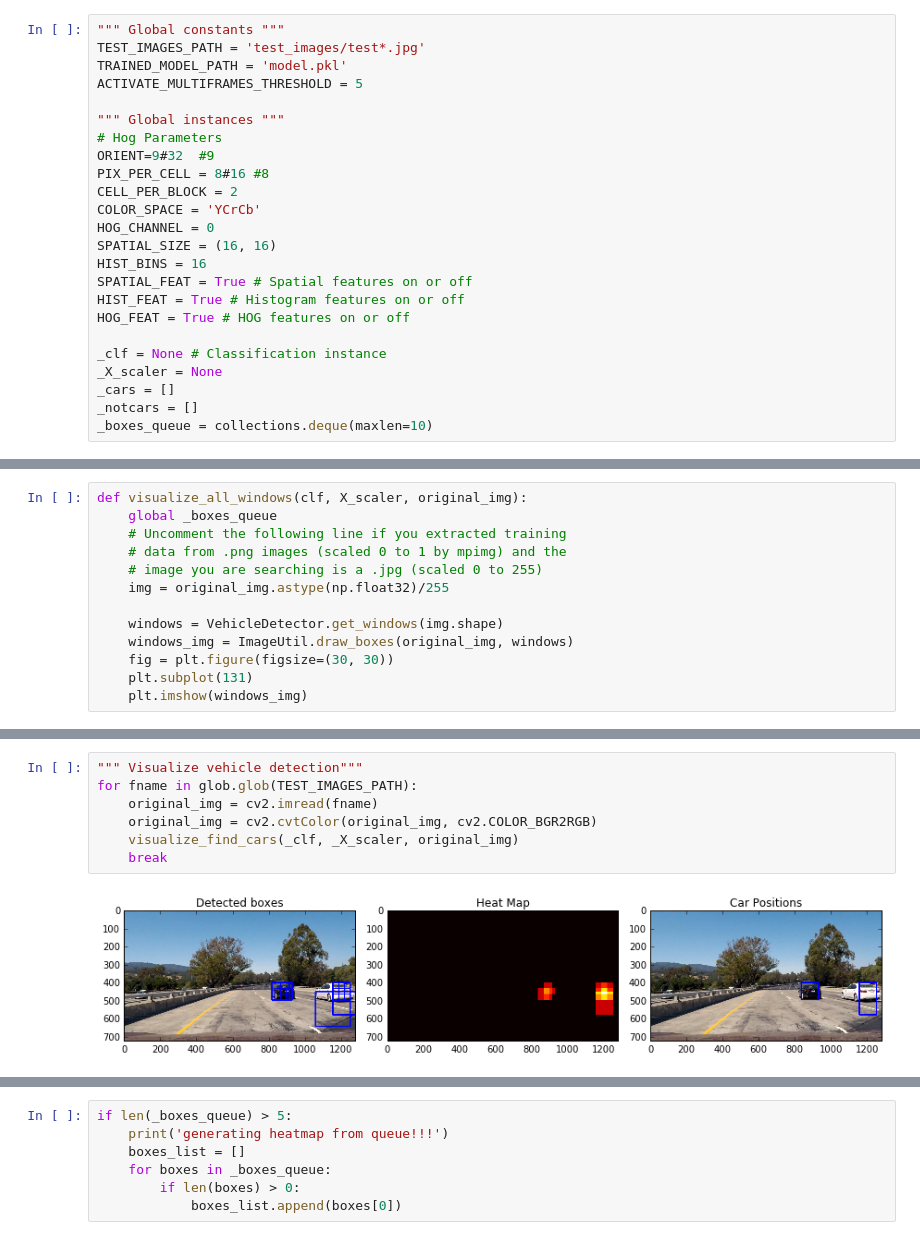
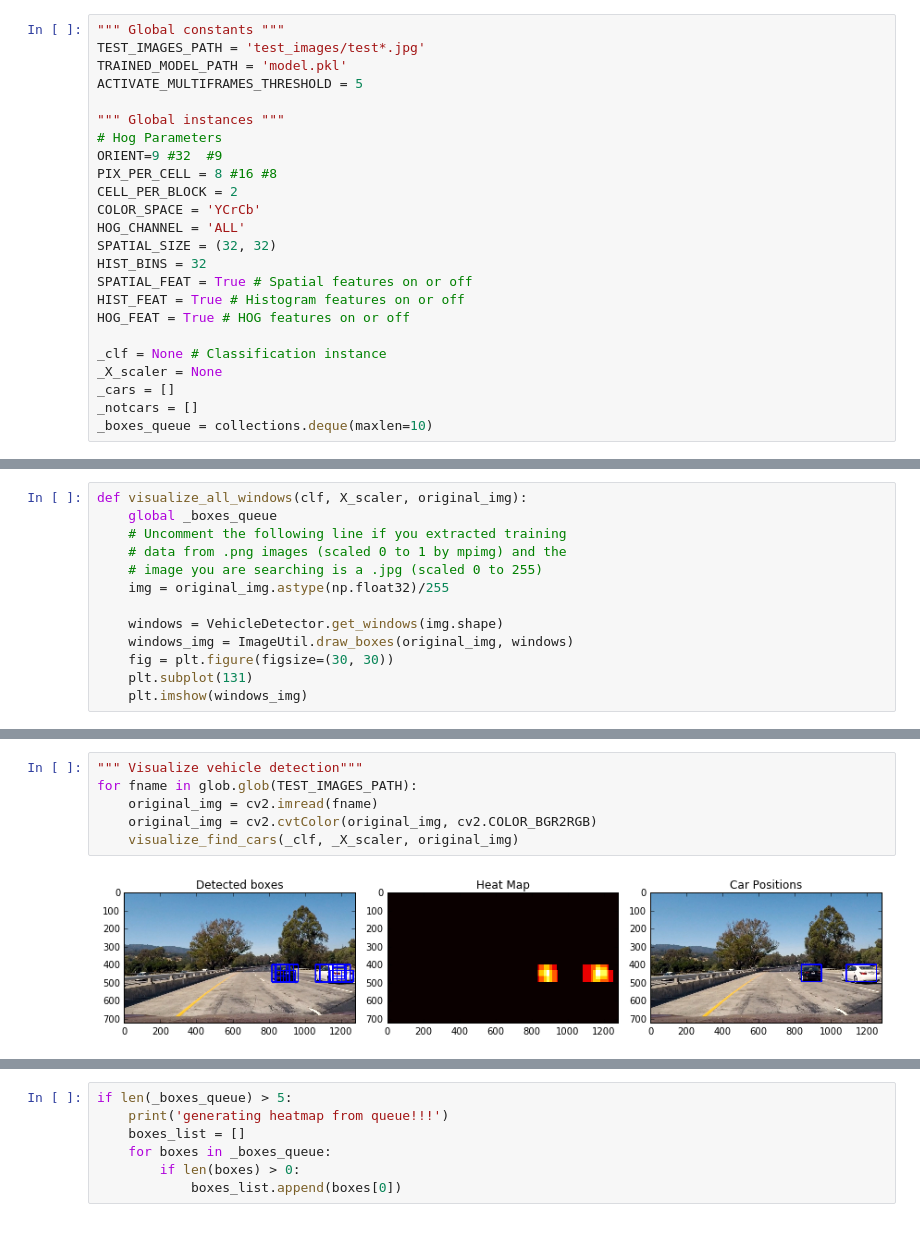
Before and after one commit to jasonhuh/CarND-Vehicle-Detection, a Jupyter notebook: CarND-Vehicle-Detection.ipynb, the cells around one changed output, grey strips where cells are left out. Cells and saved outputs as stored; diff of their text form.

```diff
--- a/CarND-Vehicle-Detection.ipynb
+++ b/CarND-Vehicle-Detection.ipynb
@@ -41,13 +39,13 @@ ACTIVATE_MULTIFRAMES_THRESHOLD = 5
 
 """ Global instances """
 # Hog Parameters
-ORIENT=9#32  #9
-PIX_PER_CELL = 8#16 #8
+ORIENT=9 #32  #9
+PIX_PER_CELL = 8 #16 #8
 CELL_PER_BLOCK = 2
 COLOR_SPACE = 'YCrCb'
-HOG_CHANNEL = 0
-SPATIAL_SIZE = (16, 16)
-HIST_BINS = 16
+HOG_CHANNEL = 'ALL'
+SPATIAL_SIZE = (32, 32)
+HIST_BINS = 32
 SPATIAL_FEAT = True # Spatial features on or off
 HIST_FEAT = True # Histogram features on or off
 HOG_FEAT = True # HOG features on or off
@@ -284,12 +281,11 @@ def visualize_find_cars(clf, X_scaler, original_img):
 # %%
 """ Visualize vehicle detection"""
 for fname in glob.glob(TEST_IMAGES_PATH):
     original_img = cv2.imread(fname)
     original_img = cv2.cvtColor(original_img, cv2.COLOR_BGR2RGB)
     visualize_find_cars(_clf, _X_scaler, original_img)
-    break
 # %% [output]
-[figure, old version]
+[figure, new version]
 # %%
 #init_process_video()
 
```
Also changed, not shown: parts of 11 cells of this notebook, 1 other file.
